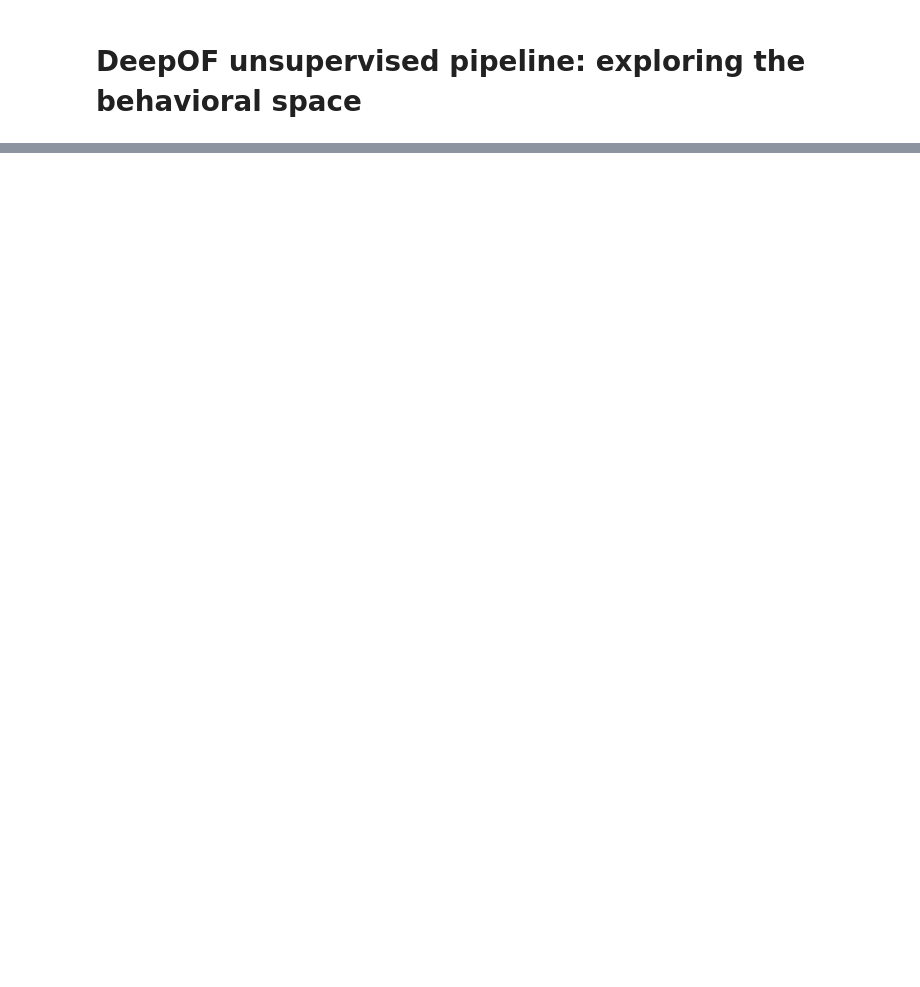
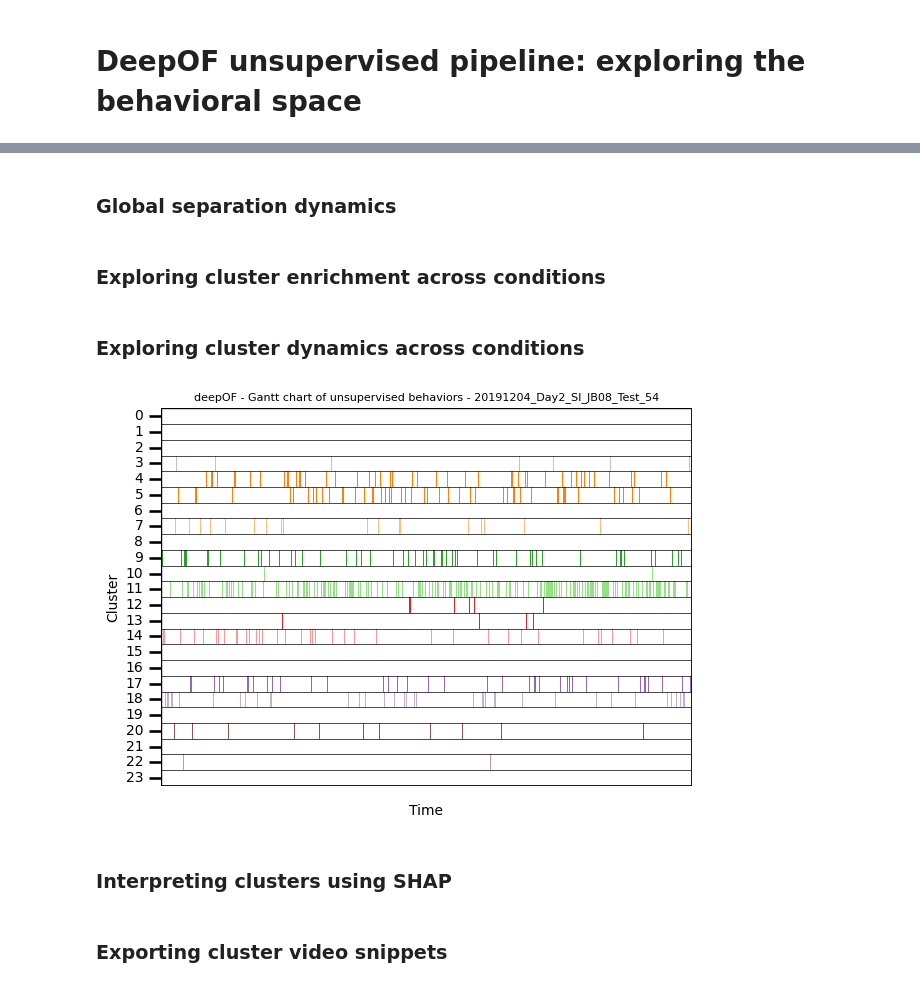
Before and after one commit to mlfpm/deepof, a Jupyter notebook: docs/source/tutorial_notebooks/deepof_unsupervised_tutorial.ipynb, the cells around one changed output, grey strips where cells are left out. Drawn from its saved outputs; the diff is of its cells as text; code cells hidden in the pictures; blank space fills up the shorter version.

```diff
--- a/docs/source/tutorial_notebooks/deepof_unsupervised_tutorial.ipynb
+++ b/docs/source/tutorial_notebooks/deepof_unsupervised_tutorial.ipynb
@@ -28,5 +31,5 @@ import deepof.data
 # %%
-my_deepof_project = deepof.data.load("../../Desktop/deepOF_CSDS_tutorial_dataset/deepof_tutorial_saved_project_1672667128.pkl")
+my_deepof_project = deepof.data.load_project("../../../../../Desktop/deepOF_CSDS_tutorial_dataset/deepof_tutorial/")
 # %%
 # THIS SHOULD BE THE LAST SECTION OF THE FIRST TUTORIAL!
 
@@ -333,0 +192,6 @@ hide_toggle()
+# %% [markdown]
+### Global separation dynamics
+# %% [markdown]
+### Exploring cluster enrichment across conditions
+# %% [markdown]
+### Exploring cluster dynamics across conditions
@@ -333,0 +200,14 @@ hide_toggle()
+# %%
+sns.set_context("talk")
+
+deepof.visuals.plot_gantt(
+    my_deepof_project,
+    soft_counts=soft_counts,
+    experiment_id="20191204_Day2_SI_JB08_Test_54",
+)
+# %% [output]
+[figure, added]
+# %% [markdown]
+### Interpreting clusters using SHAP
+# %% [markdown]
+### Exporting cluster video snippets
```
Also changed, not shown: parts of 38 cells of this notebook, 6 other files.
